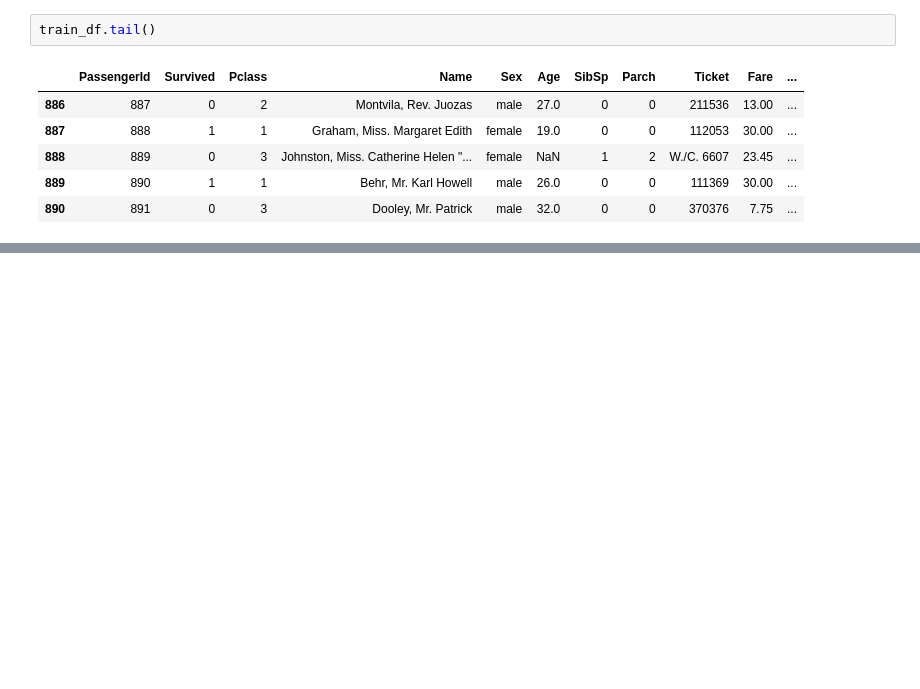
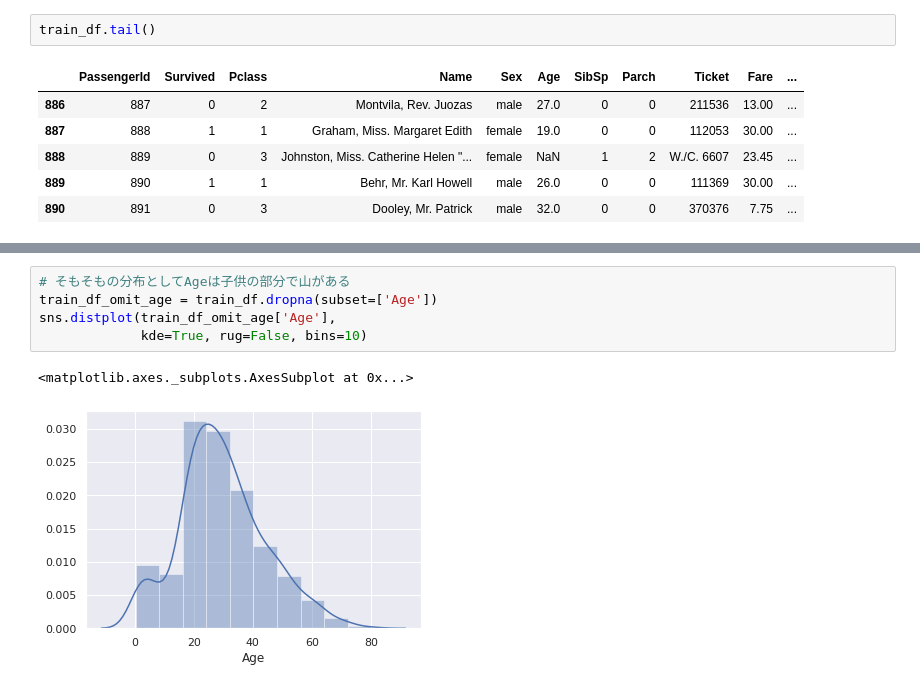
Before and after one commit to watarus0208/taitanic, a Jupyter notebook: eda2.ipynb, the cells around one changed output, grey strips where cells are left out. Cells and saved outputs as stored; diff of their text form; blank space fills up the shorter version.

```diff
--- a/eda2.ipynb
+++ b/eda2.ipynb
@@ -74,0 +156,8 @@ dtype: int64
+# %%
+# そもそもの分布としてAgeは子供の部分で山がある
+train_df_omit_age = train_df.dropna(subset=['Age'])
+sns.distplot(train_df_omit_age['Age'],
+             kde=True, rug=False, bins=10)
+# %% [output]
+<matplotlib.axes._subplots.AxesSubplot at 0x...>
+[figure, added]
```
Also changed, not shown: parts of 13 cells of this notebook.
